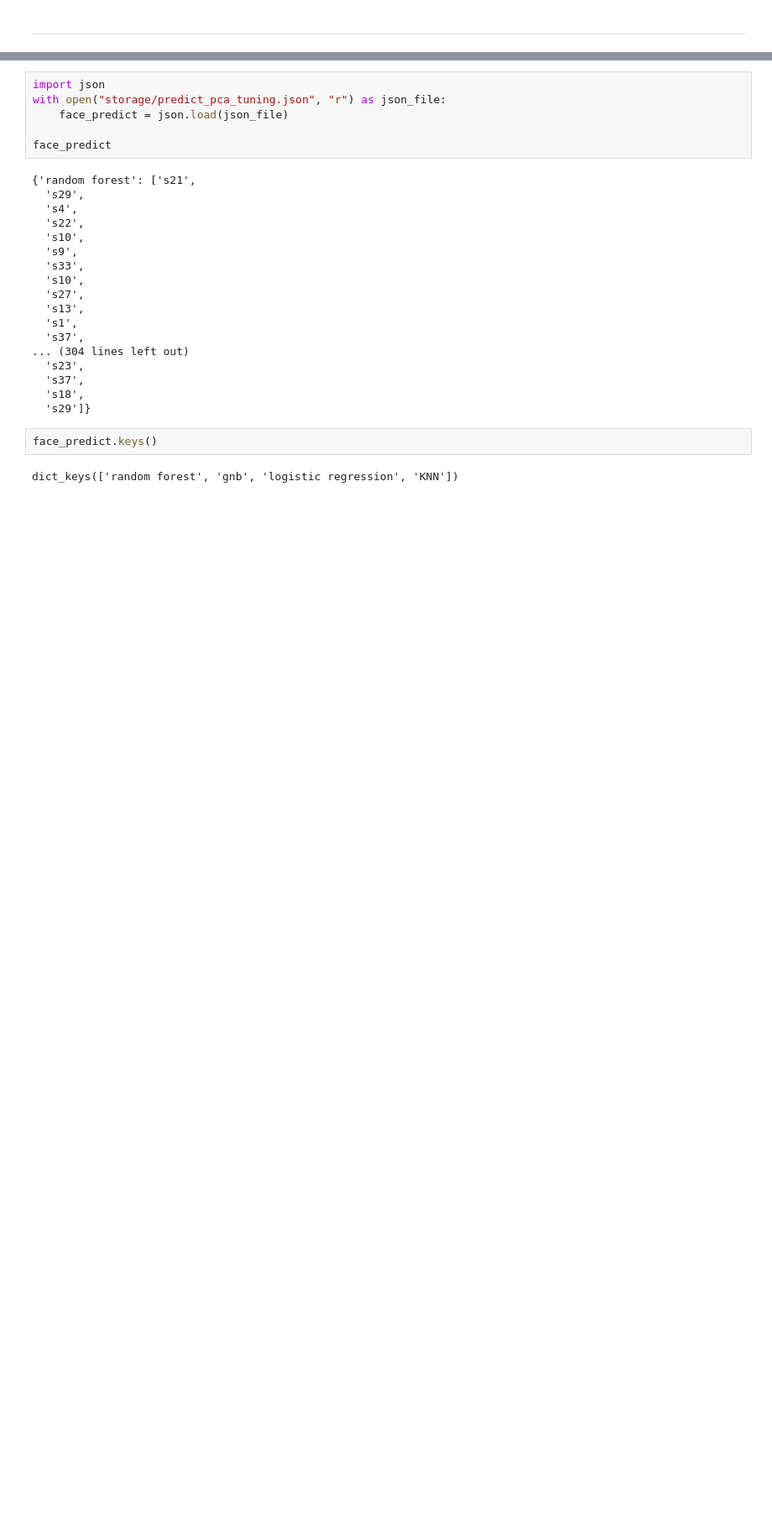
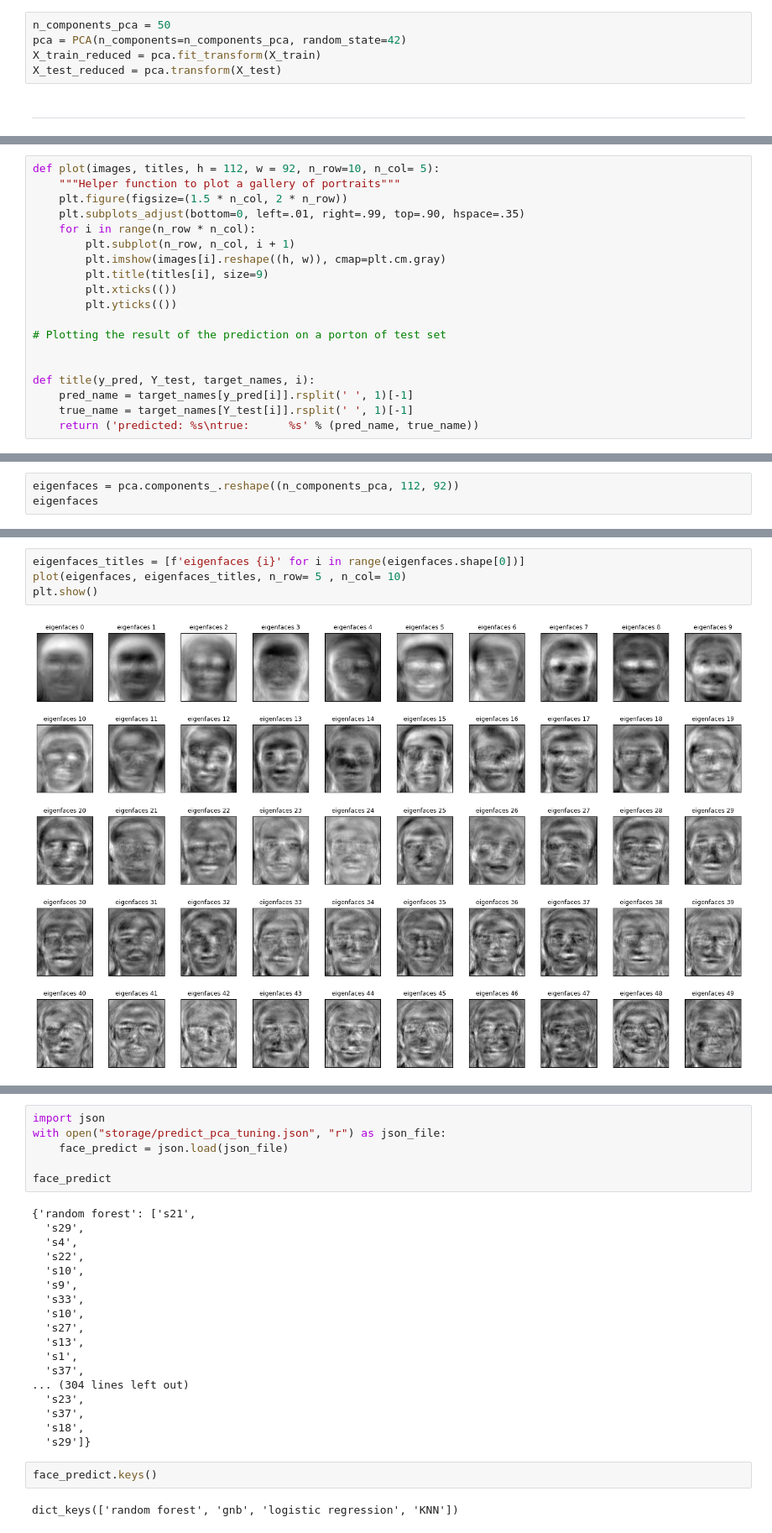
Before and after one commit to haizznaam/FaceRecognition-Classic-Approach-with-PCA, a Jupyter notebook: facerecognition-wrong-face-analysis.ipynb, the cells around one changed output, grey strips where cells are left out. Shown at 84% size. Drawn from its saved outputs; the diff is of its cells as text; blank space fills up the shorter version.

Commit message:
Update eigenfaces visualization

```diff
--- a/facerecognition-wrong-face-analysis.ipynb
+++ b/facerecognition-wrong-face-analysis.ipynb
@@ -58,5 +58,10 @@ def get_data(path_data='../ATT images', test_size=0.2, is_shuffle=True):
 # %%
 X, y = get_data()
 X_train, X_test, y_train, y_test = train_test_split(X, y, test_size=0.2, random_state=42)
+# %%
+n_components_pca = 50
+pca = PCA(n_components=n_components_pca, random_state=42)
+X_train_reduced = pca.fit_transform(X_train)
+X_test_reduced = pca.transform(X_test)
 # %% [markdown]
 *****
@@ -62,0 +70,19 @@ X_train, X_test, y_train, y_test = train_test_split(X, y, test_size=0.2, random_
+# %%
+def plot(images, titles, h = 112, w = 92, n_row=10, n_col= 5):
+    """Helper function to plot a gallery of portraits"""
+    plt.figure(figsize=(1.5 * n_col, 2 * n_row))
+    plt.subplots_adjust(bottom=0, left=.01, right=.99, top=.90, hspace=.35)
+    for i in range(n_row * n_col):
+        plt.subplot(n_row, n_col, i + 1)
+        plt.imshow(images[i].reshape((h, w)), cmap=plt.cm.gray)
+        plt.title(titles[i], size=9)
+        plt.xticks(())
+        plt.yticks(())
+
+# Plotting the result of the prediction on a porton of test set
+
+
+def title(y_pred, Y_test, target_names, i):
+    pred_name = target_names[y_pred[i]].rsplit(' ', 1)[-1]
+    true_name = target_names[Y_test[i]].rsplit(' ', 1)[-1]
+    return ('predicted: %s\ntrue:      %s' % (pred_name, true_name))
@@ -62,0 +91,3 @@ X_train, X_test, y_train, y_test = train_test_split(X, y, test_size=0.2, random_
+# %%
+eigenfaces = pca.components_.reshape((n_components_pca, 112, 92))
+eigenfaces
@@ -63 +112,7 @@ X_train, X_test, y_train, y_test = train_test_split(X, y, test_size=0.2, random_
+# %%
+eigenfaces_titles = [f'eigenfaces {i}' for i in range(eigenfaces.shape[0])]
+plot(eigenfaces, eigenfaces_titles, n_row= 5 , n_col= 10)
+plt.show()
+# %% [output]
+[figure, added]
 # %% [markdown]
```
Also changed, not shown: parts of 5 cells of this notebook.
